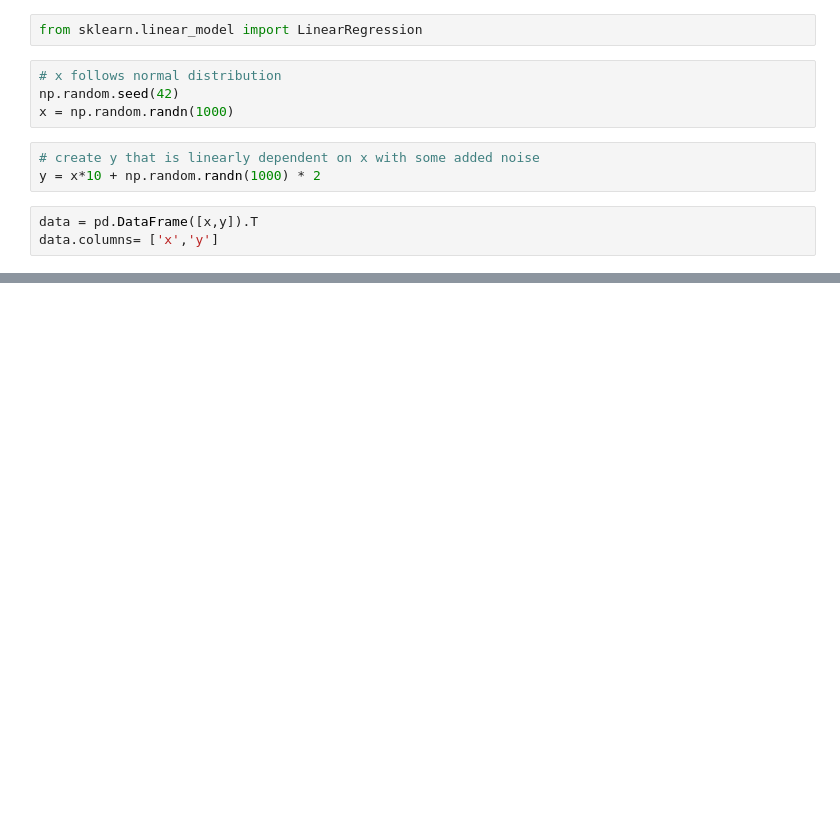
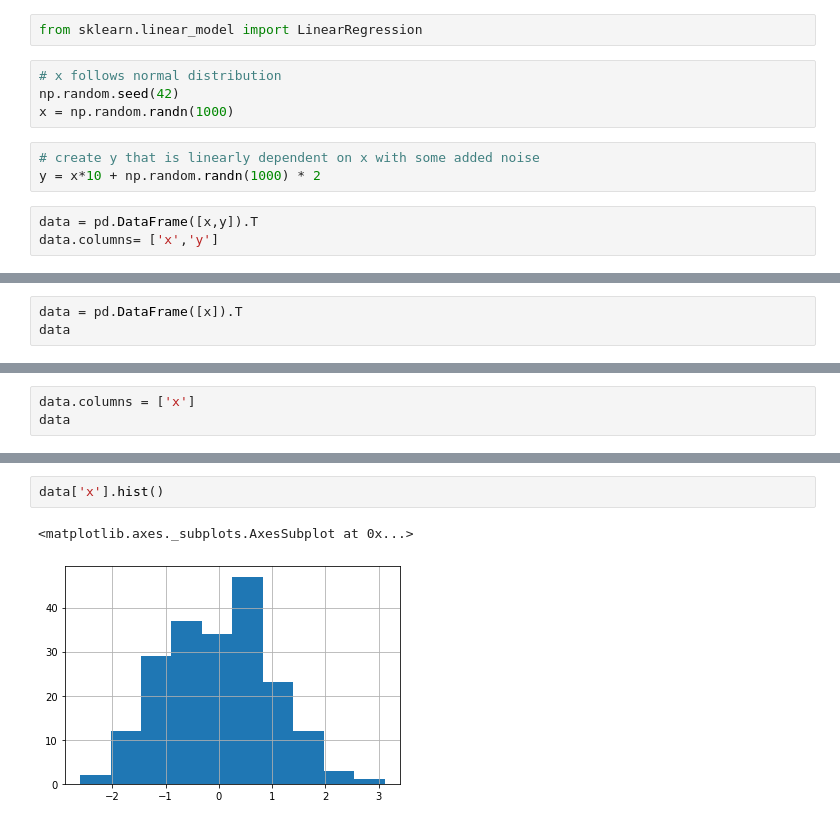
Before and after one commit to Vikas-KM/machine-learning, a Jupyter notebook: Feature_Engineering/chap_01.ipynb, the cells around one changed output, grey strips where cells are left out. Drawn from its saved outputs; the diff is of its cells as text; blank space fills up the shorter version.

```diff
--- a/Feature_Engineering/chap_01.ipynb
+++ b/Feature_Engineering/chap_01.ipynb
@@ -304,0 +350,3 @@ Text(1.6749999999999972, 0.5, 'Target Variable Y')
+# %%
+data = pd.DataFrame([x]).T
+data
@@ -304,0 +367,3 @@ Text(1.6749999999999972, 0.5, 'Target Variable Y')
+# %%
+data.columns = ['x']
+data
@@ -304,0 +389,5 @@ Text(1.6749999999999972, 0.5, 'Target Variable Y')
+# %%
+data['x'].hist()
+# %% [output]
+<matplotlib.axes._subplots.AxesSubplot at 0x...>
+[figure, added]
```
Also changed, not shown: parts of 38 cells of this notebook.
